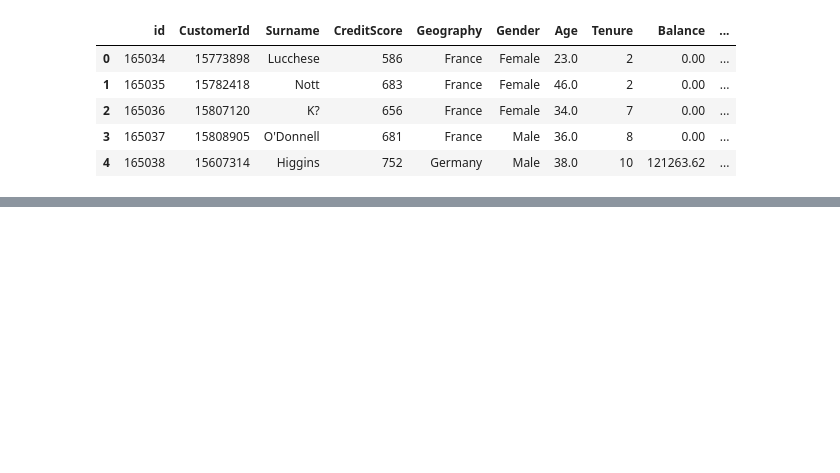
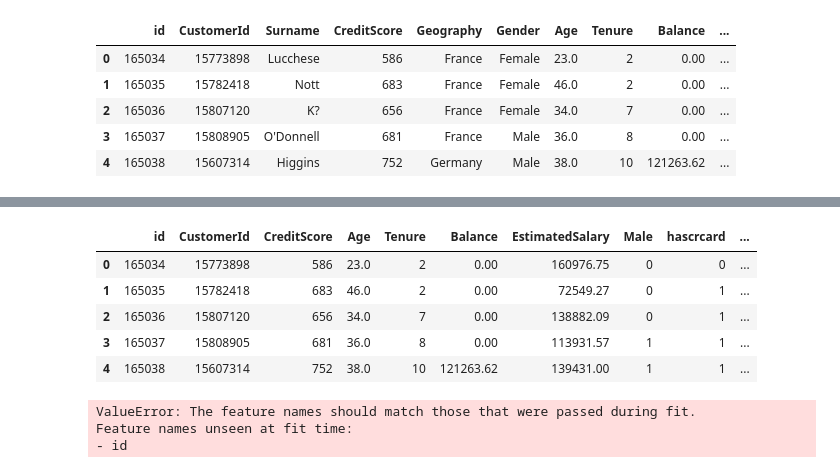
Before and after one commit to Sujall10/Bank-Churn, a Jupyter notebook: Untitled.ipynb, the cells around one changed output, grey strips where cells are left out. Cells and saved outputs as stored; diff of their text form; code cells hidden in the pictures; blank space fills up the shorter version.

```diff
--- a/Untitled.ipynb
+++ b/Untitled.ipynb
@@ -210,0 +421,17 @@ test.head()
+# %%
+X_test=test.copy()
+# %%
+X_test.head()
+# %% [output]
+|  | id | CustomerId | CreditScore | Age | Tenure | Balance | EstimatedSalary | Male | hascrcard | ... |
+| 0 | 165034 | 15773898 | 586 | 23.0 | 2 | 0.00 | 160976.75 | 0 | 0 | ... |
+| 1 | 165035 | 15782418 | 683 | 46.0 | 2 | 0.00 | 72549.27 | 0 | 1 | ... |
+| 2 | 165036 | 15807120 | 656 | 34.0 | 7 | 0.00 | 138882.09 | 0 | 1 | ... |
+| 3 | 165037 | 15808905 | 681 | 36.0 | 8 | 0.00 | 113931.57 | 1 | 1 | ... |
+| 4 | 165038 | 15607314 | 752 | 38.0 | 10 | 121263.62 | 139431.00 | 1 | 1 | ... |
+# %%
+predictions = logmodel.predict(X_test)
+# %% [output]
+ValueError: The feature names should match those that were passed during fit.
+Feature names unseen at fit time:
+- id
```
Also changed, not shown: parts of 28 cells of this notebook.
